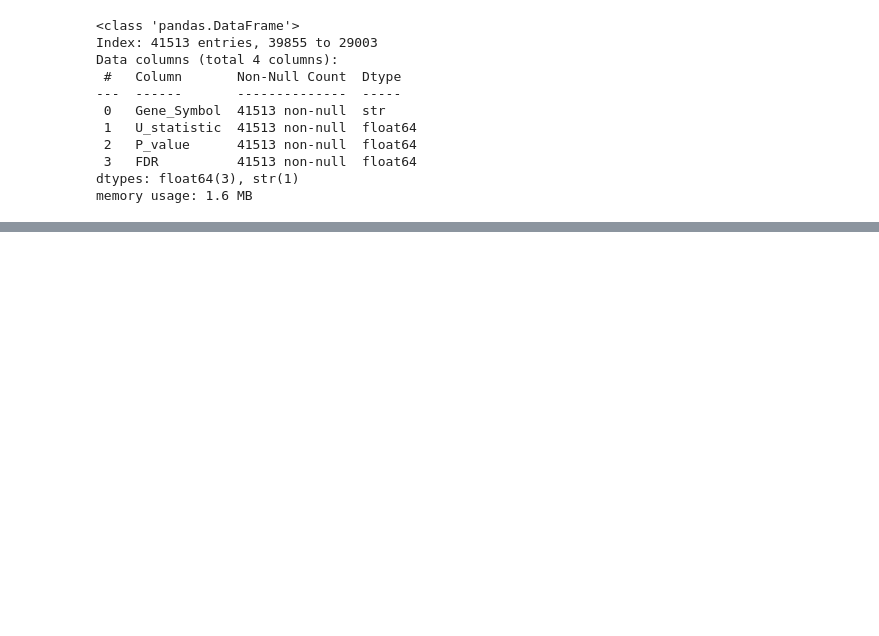
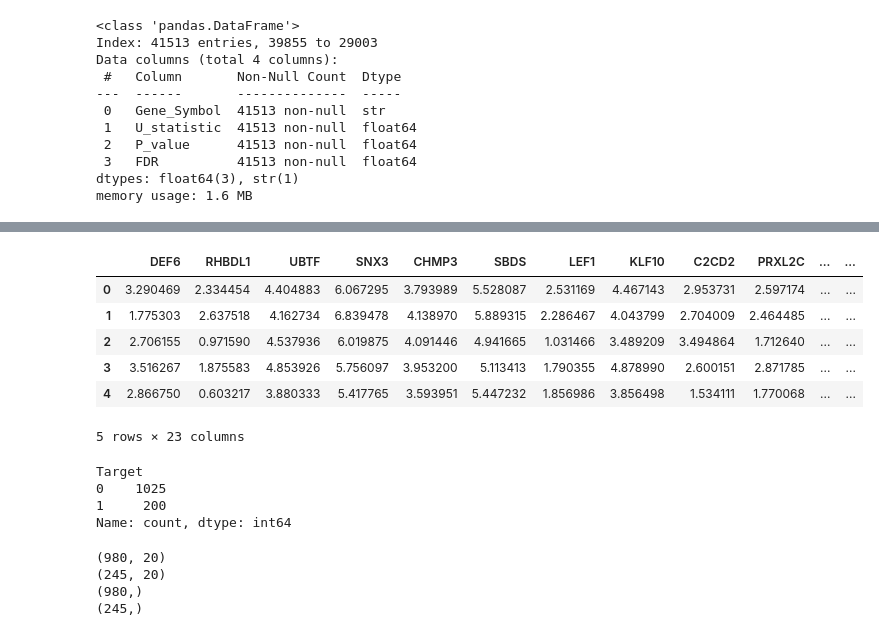
Before and after one commit to palrabheru/tcga-biomarker-discovery, a Jupyter notebook: notebooks/biomarker_analysis.ipynb, the cells around one changed output, grey strips where cells are left out. Cells and saved outputs as stored; diff of their text form; code cells hidden in the pictures; blank space fills up the shorter version.

```diff
--- a/notebooks/biomarker_analysis.ipynb
+++ b/notebooks/biomarker_analysis.ipynb
@@ -1028,0 +1111,22 @@ memory usage: 1.6 MB
+# %%
+ml_data["Target"] = ml_data["vital_status.demographic"].map({
+    "Alive": 0,
+    "Dead": 1
+})
+
+ml_data.head()
+# %% [output]
+|  | DEF6 | RHBDL1 | UBTF | SNX3 | CHMP3 | SBDS | LEF1 | KLF10 | C2CD2 | PRXL2C | ... | ... |
+| 0 | 3.290469 | 2.334454 | 4.404883 | 6.067295 | 3.793989 | 5.528087 | 2.531169 | 4.467143 | 2.953731 | 2.597174 | ... | ... |
+| 1 | 1.775303 | 2.637518 | 4.162734 | 6.839478 | 4.138970 | 5.889315 | 2.286467 | 4.043799 | 2.704009 | 2.464485 | ... | ... |
+| 2 | 2.706155 | 0.971590 | 4.537936 | 6.019875 | 4.091446 | 4.941665 | 1.031466 | 3.489209 | 3.494864 | 1.712640 | ... | ... |
+| 3 | 3.516267 | 1.875583 | 4.853926 | 5.756097 | 3.953200 | 5.113413 | 1.790355 | 4.878990 | 2.600151 | 2.871785 | ... | ... |
+| 4 | 2.866750 | 0.603217 | 3.880333 | 5.417765 | 3.593951 | 5.447232 | 1.856986 | 3.856498 | 1.534111 | 1.770068 | ... | ... |
+5 rows × 23 columns
+# %%
+ml_data["Target"].value_counts()
+# %% [output]
+Target
+0    1025
+1     200
+Name: count, dtype: int64
@@ -1028,0 +1153,11 @@ memory usage: 1.6 MB
+# %%
+print(X_train.shape)
+print(X_test.shape)
+
+print(y_train.shape)
+print(y_test.shape)
+# %% [output]
+(980, 20)
+(245, 20)
+(980,)
+(245,)
```
Also changed, not shown: parts of 20 cells of this notebook.
